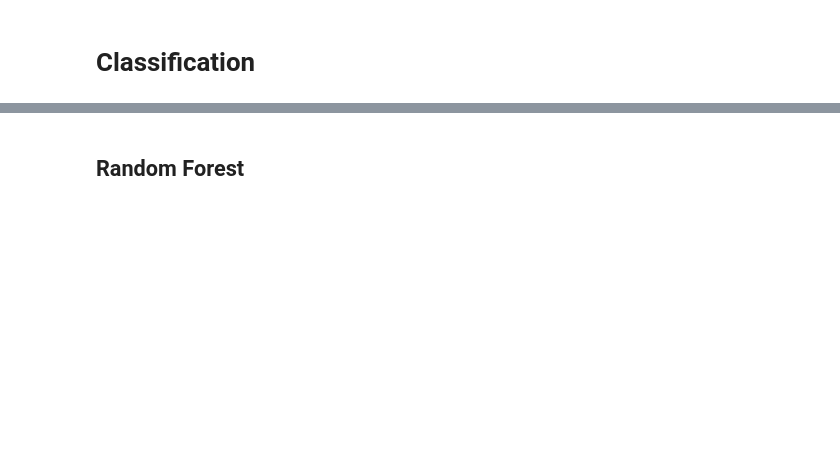
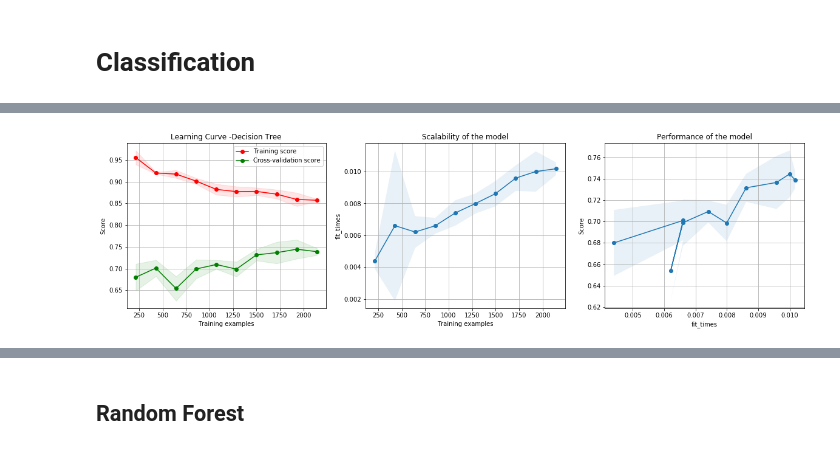
Before and after one commit to katjastucht12/gen, a Jupyter notebook: coldcalls.ipynb, the cells around one changed output, grey strips where cells are left out. Cells and saved outputs as stored; diff of their text form; code cells hidden in the pictures; blank space fills up the shorter version.

```diff
--- a/coldcalls.ipynb
+++ b/coldcalls.ipynb
@@ -320,0 +375,6 @@ x, X_test, y, y_test = train_test_split( x, y, test_size=0.33, random_state=42)
+# %%
+dt_final = DecisionTreeClassifier(ccp_alpha= 0.0005, max_depth= 8, random_state=0)
+plt=plot_learning_curve(dt_final, "Learning Curve -Decision Tree", x,y, train_sizes=[ 0.1, 0.2, 0.3, 0.4, 0.5, 0.6, 0.7, 0.8, 0.9, 1])
+plt.show()
+# %% [output]
+[figure, added]
```
Also changed, not shown: parts of 44 cells of this notebook.
